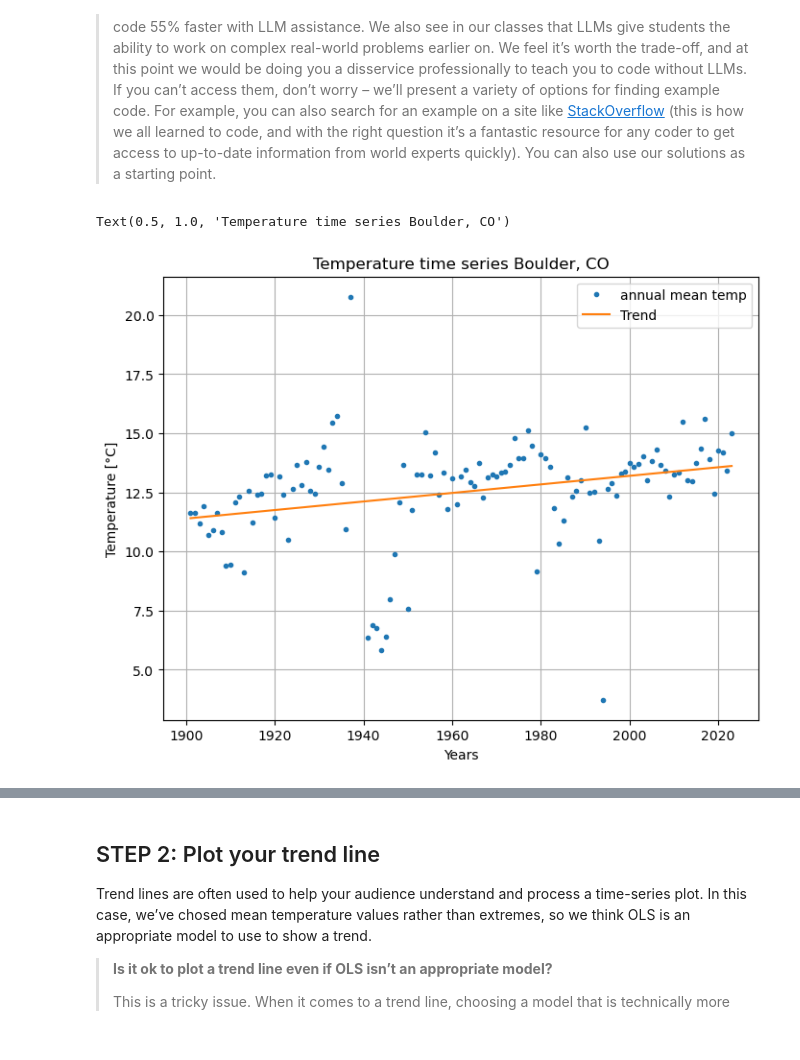
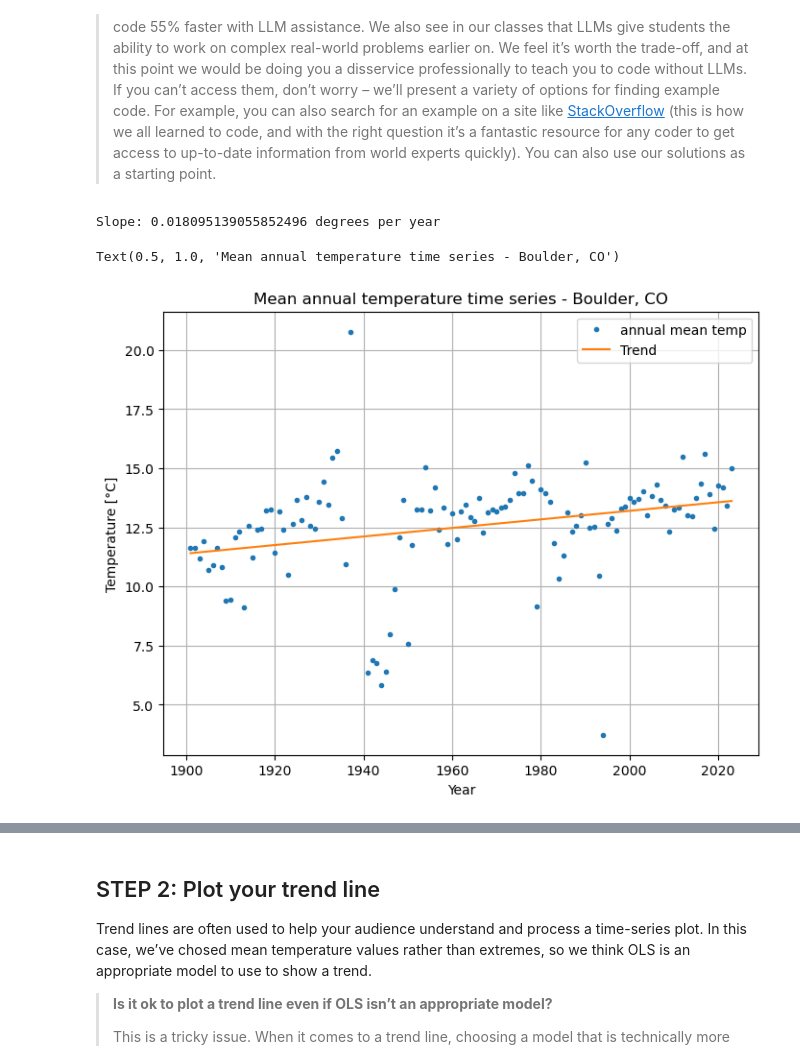
Before and after one commit to earthlab-education/02-climate-MarJess, a Jupyter notebook: 05_ccc_summary.ipynb, the cells around one changed output, grey strips where cells are left out. Cells and saved outputs as stored; diff of their text form; code cells hidden in the pictures.

```diff
--- a/05_ccc_summary.ipynb
+++ b/05_ccc_summary.ipynb
@@ -147,34 +147,38 @@ df_fit = ann_climate_boulder_df.copy()
 df_fit["TIME"] = np.arange(len(df_fit.index))
 
 # Drop rows with any NaN value
 df_cleaned = df_fit.dropna()
 
 # Fit data
 X = df_cleaned.loc[:, ['TIME']]
 y = df_cleaned.loc[:, 'TEMP_C']
 
 model = LinearRegression()
 model.fit(X, y)
 
 # calculate/predict trend line from LinearRegression model
 y_pred = pd.Series(model.predict(X), index=X.index)
 y_pred
 
+### calculate and print metrics
+print(f'Slope: {model.coef_[0]} degrees per year')
+
 
 # Plot results
 fig, ax = plt.subplots(figsize=(8, 6), dpi=100)
 
 # the annual mean temperature values
 ax.plot(df_cleaned.index, df_cleaned["TEMP_C"], ".", label='annual mean temp')
 # the trend line
 ax.plot(y_pred.index, y_pred, "-", label='Trend')
 
-ax.set_xlabel("Years")
+ax.set_xlabel("Year")
 ax.set_ylabel("Temperature [°C]")
 ax.grid()
 
 ax.legend()
-ax.set_title('Temperature time series Boulder, CO')
+ax.set_title('Mean annual temperature time series - Boulder, CO')
 # %% [output]
-Text(0.5, 1.0, 'Temperature time series Boulder, CO')
+Slope: 0.018095139055852496 degrees per year
+Text(0.5, 1.0, 'Mean annual temperature time series - Boulder, CO')
-[figure, old version]
+[figure, new version]
```
Also changed, not shown: parts of 3 cells of this notebook.
